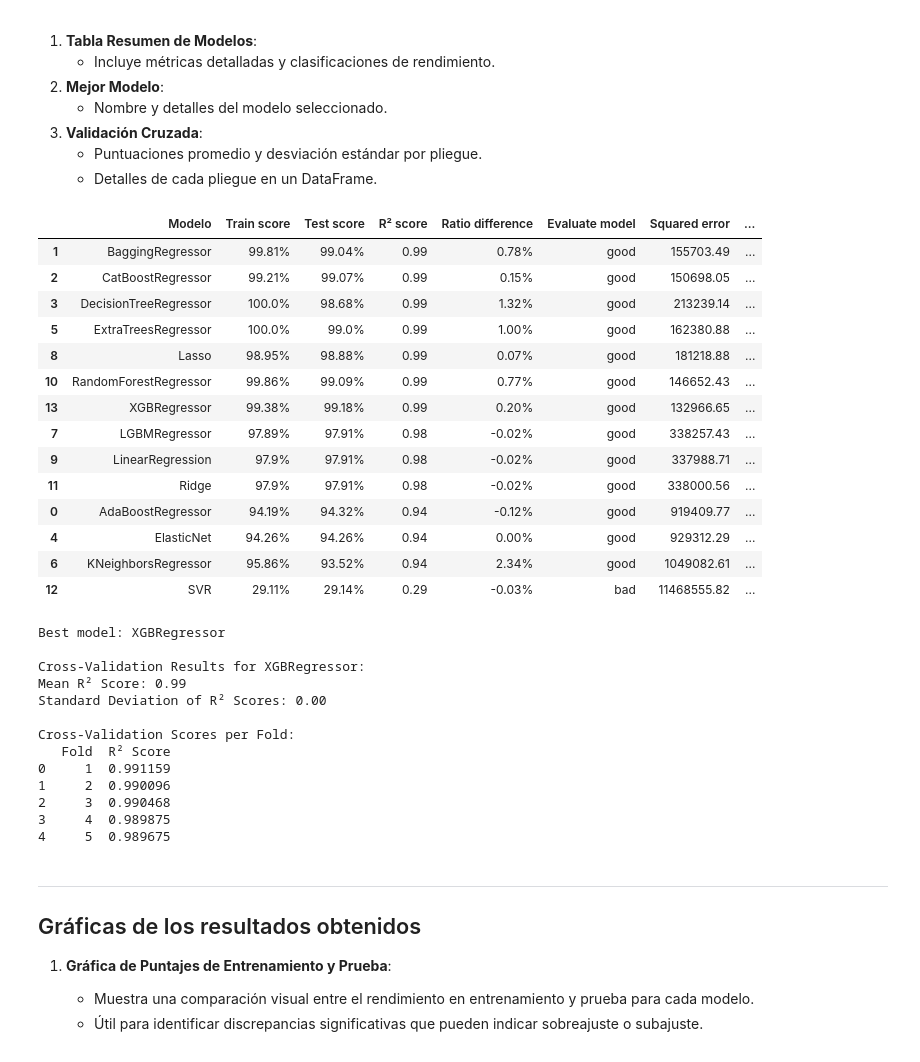
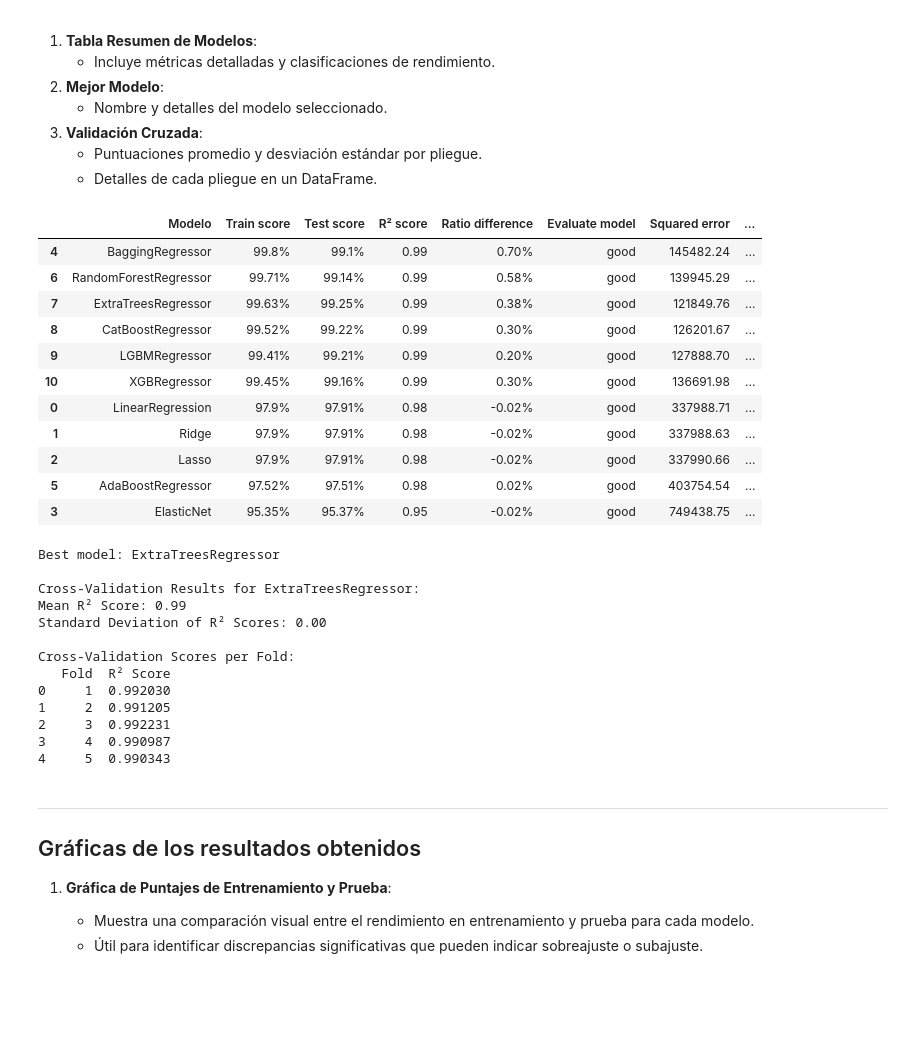
Before and after one commit to josemauma/TFG-ML-DL-WIND-SOLAR-FARMS, a Jupyter notebook: SOLAR PANELS/TFG_SP1_ML.ipynb, the cells around one changed output. Cells and saved outputs as stored; diff of their text form; code cells hidden in the pictures; blank space fills up the shorter version.

```diff
--- a/SOLAR PANELS/TFG_SP1_ML.ipynb
+++ b/SOLAR PANELS/TFG_SP1_ML.ipynb
@@ -336,2 +486,0 @@ RandomForestRegressor()
-# %%
-model_12.fit(X_train, y_train)
@@ -340,2 +486,0 @@ Ridge()
-# %%
-model_13.fit(X_train, y_train)
@@ -344,2 +486,0 @@ SVR()
-# %%
-model_14.fit(X_train, y_train)
@@ -358,2 +486,0 @@ XGBRegressor(base_score=None, booster=None, callbacks=None,
-# %%
-model_15.fit(X_train, y_train)
@@ -427,25 +552,16 @@ SGDRegressor()
    - Puntuaciones promedio y desviación estándar por pliegue.
    - Detalles de cada pliegue en un DataFrame.
 # %%
+# List of models:
 # List of models:
 models = [model_1, model_2, model_3, model_4, model_5,
           model_6, model_7, model_8, model_9, model_10,
-          model_11, model_12, model_13, model_14, model_15]
-models_names = ['AdaBoostRegressor',
-                'BaggingRegressor',
-                'CatBoostRegressor',
-                'DecisionTreeRegressor',
-                'ElasticNet',
-                'ExtraTreesRegressor',
-                'KNeighborsRegressor',
-                'LGBMRegressor',
-                'Lasso',
-                'LinearRegression',
-                'RandomForestRegressor',
-                'Ridge',
-                'SVR',
-                'XGBRegressor',
-                'SGDRegressor']
+          model_11]
+
+models_names = ['LinearRegression', 'Ridge', 'Lasso', 'ElasticNet', 'BaggingRegressor',
+                'AdaBoostRegressor', 'RandomForestRegressor', 'ExtraTreesRegressor',
+                'CatBoostRegressor','LGBMRegressor','XGBRegressor'
+               ]
 
 # Configurable thresholds
 LOW_THRESHOLD = 0.65
@@ -535,60 +651,57 @@ model_score = model_score.sort_values(by='R² score', ascending=False)
 styled_model_score = model_score.style.background_gradient(subset=['R² score'], cmap='viridis')
 display(styled_model_score)
 
 # Identify the best model based on R² score
 best_model_index = r2_scores.index(max(r2_scores))  # Index of the best model
 best_model_name = models_names[best_model_index]
 best_model = models[best_model_index]
 
 print(f"\nBest model: {best_model_name}")
 
 # Perform Cross-Validation for the Best Model
 cv_folds = 5  # Number of folds for cross-validation
 cv_scores = cross_val_score(best_model, X_train, y_train, cv=cv_folds, scoring='r2')
 
 # Display Cross-Validation Results
 print(f"\nCross-Validation Results for {best_model_name}:")
 print(f"Mean R² Score: {np.mean(cv_scores):.2f}")
 print(f"Standard Deviation of R² Scores: {np.std(cv_scores):.2f}")
 
 # Append cross-validation scores to a DataFrame for optional analysis
 cv_results = pd.DataFrame({
     'Fold': range(1, cv_folds + 1),
     'R² Score': cv_scores
 })
 
 # Display the CV results
 print("\nCross-Validation Scores per Fold:")
 print(cv_results)
 # %% [output]
 |  | Modelo | Train score | Test score | R² score | Ratio difference | Evaluate model | Squared error | ... |
-| 1 | BaggingRegressor | 99.81% | 99.04% | 0.99 | 0.78% | good | 155703.49 | ... |
-| 2 | CatBoostRegressor | 99.21% | 99.07% | 0.99 | 0.15% | good | 150698.05 | ... |
-| 3 | DecisionTreeRegressor | 100.0% | 98.68% | 0.99 | 1.32% | good | 213239.14 | ... |
-| 5 | ExtraTreesRegressor | 100.0% | 99.0% | 0.99 | 1.00% | good | 162380.88 | ... |
-| 8 | Lasso | 98.95% | 98.88% | 0.99 | 0.07% | good | 181218.88 | ... |
-| 10 | RandomForestRegressor | 99.86% | 99.09% | 0.99 | 0.77% | good | 146652.43 | ... |
-| 13 | XGBRegressor | 99.38% | 99.18% | 0.99 | 0.20% | good | 132966.65 | ... |
-| 7 | LGBMRegressor | 97.89% | 97.91% | 0.98 | -0.02% | good | 338257.43 | ... |
-| 9 | LinearRegression | 97.9% | 97.91% | 0.98 | -0.02% | good | 337988.71 | ... |
-| 11 | Ridge | 97.9% | 97.91% | 0.98 | -0.02% | good | 338000.56 | ... |
-| 0 | AdaBoostRegressor | 94.19% | 94.32% | 0.94 | -0.12% | good | 919409.77 | ... |
-| 4 | ElasticNet | 94.26% | 94.26% | 0.94 | 0.00% | good | 929312.29 | ... |
-| 6 | KNeighborsRegressor | 95.86% | 93.52% | 0.94 | 2.34% | good | 1049082.61 | ... |
-| 12 | SVR | 29.11% | 29.14% | 0.29 | -0.03% | bad | 11468555.82 | ... |
+| 4 | BaggingRegressor | 99.8% | 99.1% | 0.99 | 0.70% | good | 145482.24 | ... |
+| 6 | RandomForestRegressor | 99.71% | 99.14% | 0.99 | 0.58% | good | 139945.29 | ... |
+| 7 | ExtraTreesRegressor | 99.63% | 99.25% | 0.99 | 0.38% | good | 121849.76 | ... |
+| 8 | CatBoostRegressor | 99.52% | 99.22% | 0.99 | 0.30% | good | 126201.67 | ... |
+| 9 | LGBMRegressor | 99.41% | 99.21% | 0.99 | 0.20% | good | 127888.70 | ... |
+| 10 | XGBRegressor | 99.45% | 99.16% | 0.99 | 0.30% | good | 136691.98 | ... |
+| 0 | LinearRegression | 97.9% | 97.91% | 0.98 | -0.02% | good | 337988.71 | ... |
+| 1 | Ridge | 97.9% | 97.91% | 0.98 | -0.02% | good | 337988.63 | ... |
+| 2 | Lasso | 97.9% | 97.91% | 0.98 | -0.02% | good | 337990.66 | ... |
+| 5 | AdaBoostRegressor | 97.52% | 97.51% | 0.98 | 0.02% | good | 403754.54 | ... |
+| 3 | ElasticNet | 95.35% | 95.37% | 0.95 | -0.02% | good | 749438.75 | ... |
-Best model: XGBRegressor
+Best model: ExtraTreesRegressor
 
-Cross-Validation Results for XGBRegressor:
+Cross-Validation Results for ExtraTreesRegressor:
 Mean R² Score: 0.99
 Standard Deviation of R² Scores: 0.00
 
 Cross-Validation Scores per Fold:
    Fold  R² Score
-0     1  0.991159
-1     2  0.990096
-2     3  0.990468
-3     4  0.989875
-4     5  0.989675
+0     1  0.992030
+1     2  0.991205
+2     3  0.992231
+3     4  0.990987
+4     5  0.990343
 # %% [markdown]
 ___
 ## Gráficas de los resultados obtenidos
```
Also changed, not shown: parts of 20 cells of this notebook, 10 other files.
